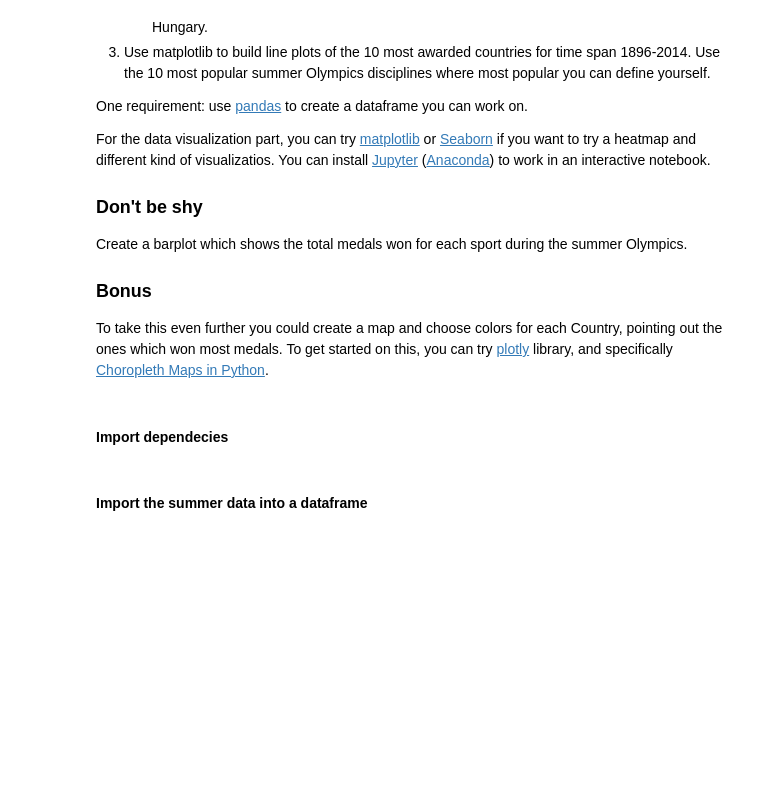
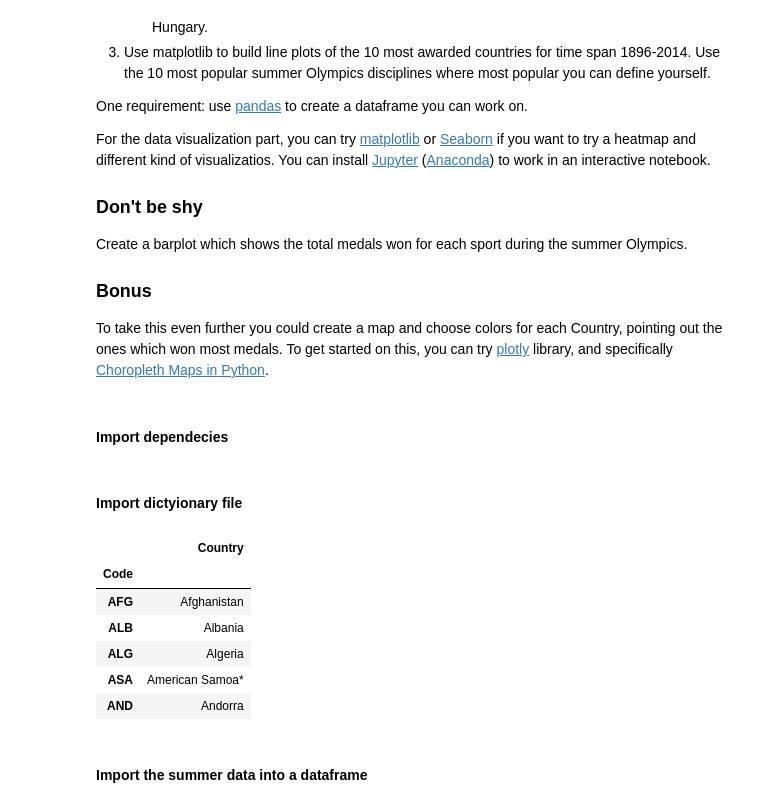
Before and after one commit to pybites/challenges, a Jupyter notebook: 57/clamytoe/Olympics - clamytoe.ipynb, the cells around one changed output. Drawn from its saved outputs; the diff is of its cells as text; code cells hidden in the pictures; blank space fills up the shorter version.

```diff
--- a/57/clamytoe/Olympics - clamytoe.ipynb
+++ b/57/clamytoe/Olympics - clamytoe.ipynb
@@ -37,6 +37,20 @@ import numpy as np
 import pandas as pd
 from matplotlib.pyplot import figure
 import matplotlib.pyplot as plt
+# %% [markdown]
+#### Import dictyionary file
+# %%
+country_dict = pd.read_csv("data/dictionary.csv", usecols=[0, 1])
+country_dict.set_index("Code", inplace=True)
+country_dict.head()
+# %% [output]
+|  | Country |
+| Code |  |
+| AFG | Afghanistan |
+| ALB | Albania |
+| ALG | Algeria |
+| ASA | American Samoa* |
+| AND | Andorra |
 # %% [markdown]
 #### Import the summer data into a dataframe
 # %%
```
Also changed, not shown: parts of 6 cells of this notebook.
